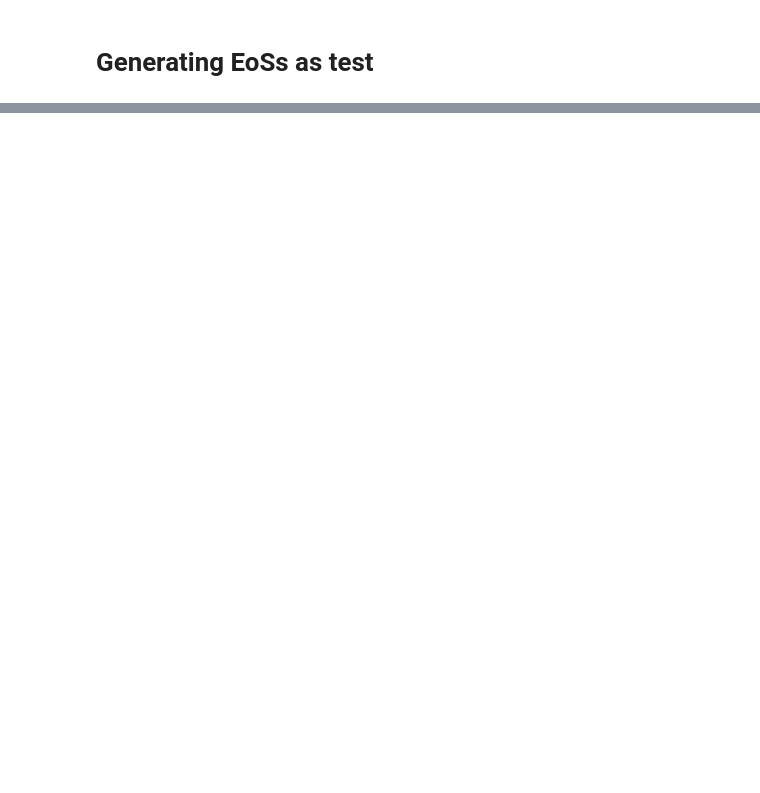
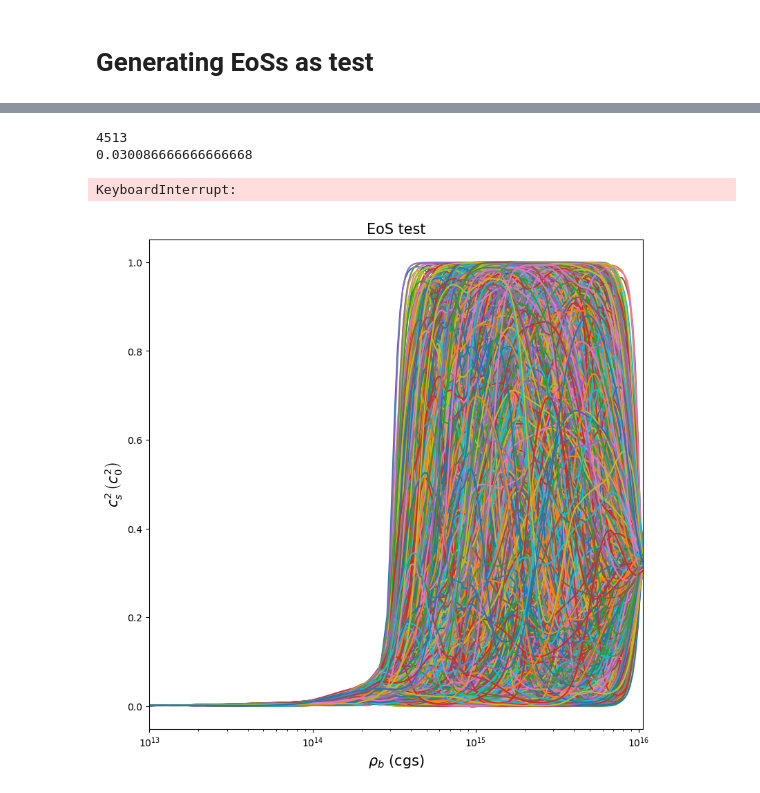
Before and after one commit to ryankrismer/ns-dense-matter, a Jupyter notebook: executables/generate_eos_set_test.ipynb, the cells around one changed output, grey strips where cells are left out. Drawn from its saved outputs; the diff is of its cells as text; code cells hidden in the pictures; blank space fills up the shorter version.

```diff
--- a/executables/generate_eos_set_test.ipynb
+++ b/executables/generate_eos_set_test.ipynb
@@ -517,0 +509,52 @@ RuntimeError: Could not load glyph (invalid stream operation; error code 0x55)
+# %%
+for eos in tqdm.tqdm(range(num_of_eoss)):
+    for sample in range(samples_per_eos):
+
+        # Reading csv files, accounting for zeros in sample file names
+        if sample < 10:
+            file = f"{folder}/EoSNewRestricted-{eos}/eos-draw-000{sample}.csv"
+        else:
+            file = f"{folder}/EoSNewRestricted-{eos}/eos-draw-00{sample}.csv"
+
+        eos_data = pd.read_csv(file)
+
+        # Getting high density cs2
+        cs2 = np.gradient(eos_data["pressurec2"], eos_data["energy_densityc2"])
+        cs2_40rho_0 = cs2[-1]
+
+        # Conformal limit check
+        cs2_conformal = 1.0 / 3.0
+
+        # Currently using 10% error
+        if cs2_40rho_0 > cs2_conformal - 0.1 * cs2_conformal and cs2_40rho_0 < cs2_conformal + 0.1 * cs2_conformal:
+            conformal_eos_num.append(eos)
+            conformal_eos_sample.append(sample)
+
+# # Specifying file path
+# eos = 23
+# sample = 7
+# src_path = f"{folder}/EoSNewRestricted-{eos}/eos-draw-000{sample}.csv"
+# eos_data = pd.read_csv(src_path)
+# %%
+print(len(conformal_eos_sample))
+print(len(conformal_eos_sample) / 150000)
+# %% [output]
+4513
+0.030086666666666668
+# %%
+# Plotting c_s^2 of conformal EoSs
+plot_eos_samples(y_axis = "cs2",
+                 num_of_eoss = 10000,
+                 ylog = False,
+                 folder = "/home/ryan.krismer/CSUF_EoS_project/ns_dense_matter/conformal_limit/all_eoss",
+                 title = r"EoS test",
+                 xlabel = r"$\rho_b$ (cgs)",
+                 ylabel = r"$c_s^2\,\left(c_0^2\right)$",
+                 fig_name = "40rho_nuc_test2",
+                 print_all = False,
+                 eos_nums = conformal_eos_num,
+                 eos_samples = conformal_eos_sample
+                )
+# %% [output]
+KeyboardInterrupt:
+[figure, added]
```
Also changed, not shown: parts of 10 cells of this notebook, 23 other files.
